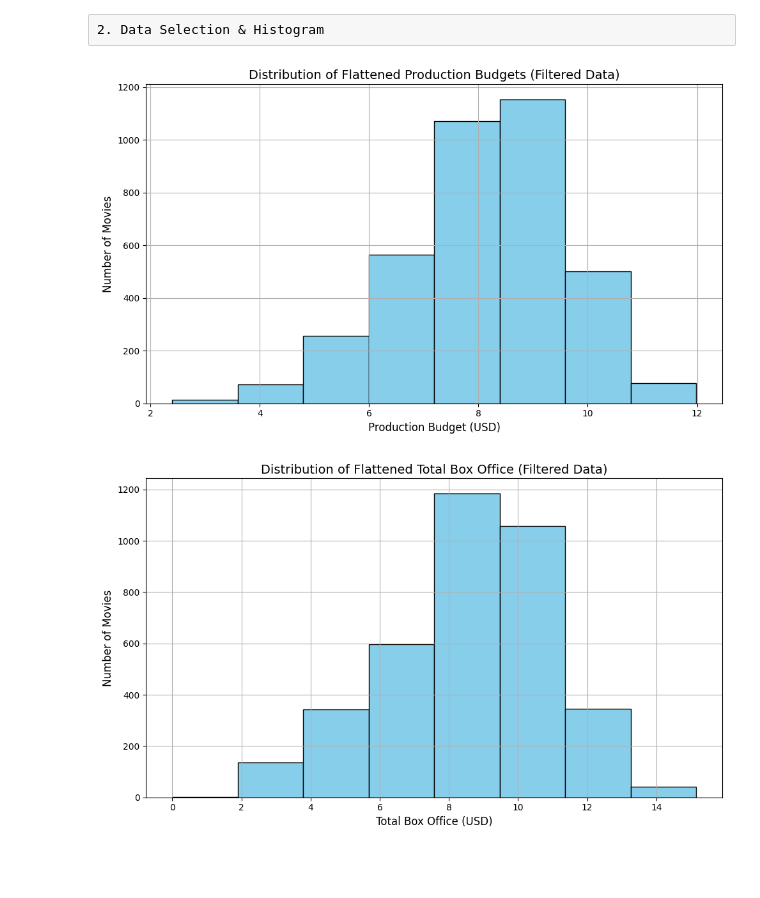
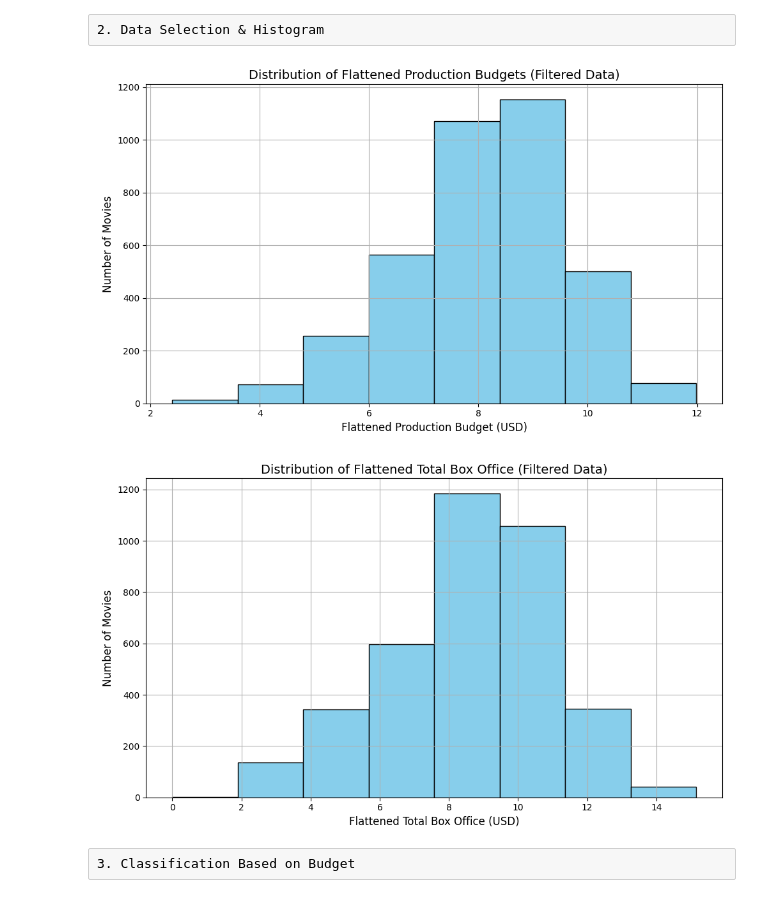
Before and after one commit to Ocean1029/Statistics_Final_Project, a Jupyter notebook: final_code_workspace/descriptive.ipynb, the cells around one changed output. Cells and saved outputs as stored; diff of their text form; code cells hidden in the pictures; blank space fills up the shorter version.

```diff
--- a/final_code_workspace/descriptive.ipynb
+++ b/final_code_workspace/descriptive.ipynb
@@ -86,37 +86,39 @@ def chi_square_normality_test(data, bin_edges=None):
 # %%
 df = pd.read_csv("movie_summary.csv")
 
 filtered_df = df[
     (df['genre'] != "Reality") &
     (df['production_budget'] != 0) &
     (df['production_year'] > 2000) &
     df['genre'].notna() &
     df['domestic_box_office'].notna() &
     df['international_box_office'].notna()
 ].copy()
 
 filtered_df["total_box_office"] = filtered_df["domestic_box_office"] + filtered_df["international_box_office"]
 filtered_df["flattened_production_budget"] = np.pow(filtered_df["production_budget"], 1/8)
 filtered_df["flattened_total_box_office"] = np.pow(filtered_df["total_box_office"], 1/8)
 
 plt.figure(figsize=(10, 6))
 plt.hist(filtered_df['flattened_production_budget'], bins=8, color='skyblue', edgecolor='black')
 plt.title('Distribution of Flattened Production Budgets (Filtered Data)', fontsize=14)
-plt.xlabel('Production Budget (USD)', fontsize=12)
+plt.xlabel('Flattened Production Budget (USD)', fontsize=12)
 plt.ylabel('Number of Movies', fontsize=12)
 plt.grid(True)
 plt.tight_layout()
 plt.show()
 # %% [output]
-[figure, old version]
+[figure, new version]
 # %%
 plt.figure(figsize=(10, 6))
 plt.hist(filtered_df['flattened_total_box_office'], bins=8, color='skyblue', edgecolor='black')
 plt.title('Distribution of Flattened Total Box Office (Filtered Data)', fontsize=14)
-plt.xlabel('Total Box Office (USD)', fontsize=12)
+plt.xlabel('Flattened Total Box Office (USD)', fontsize=12)
 plt.ylabel('Number of Movies', fontsize=12)
 plt.grid(True)
 plt.tight_layout()
 plt.show()
 # %% [output]
-[figure, old version]
+[figure, new version]
+# %% [raw]
+3. Classification Based on Budget
```
Also changed, not shown: parts of 1 cell of this notebook, 1 other file.
